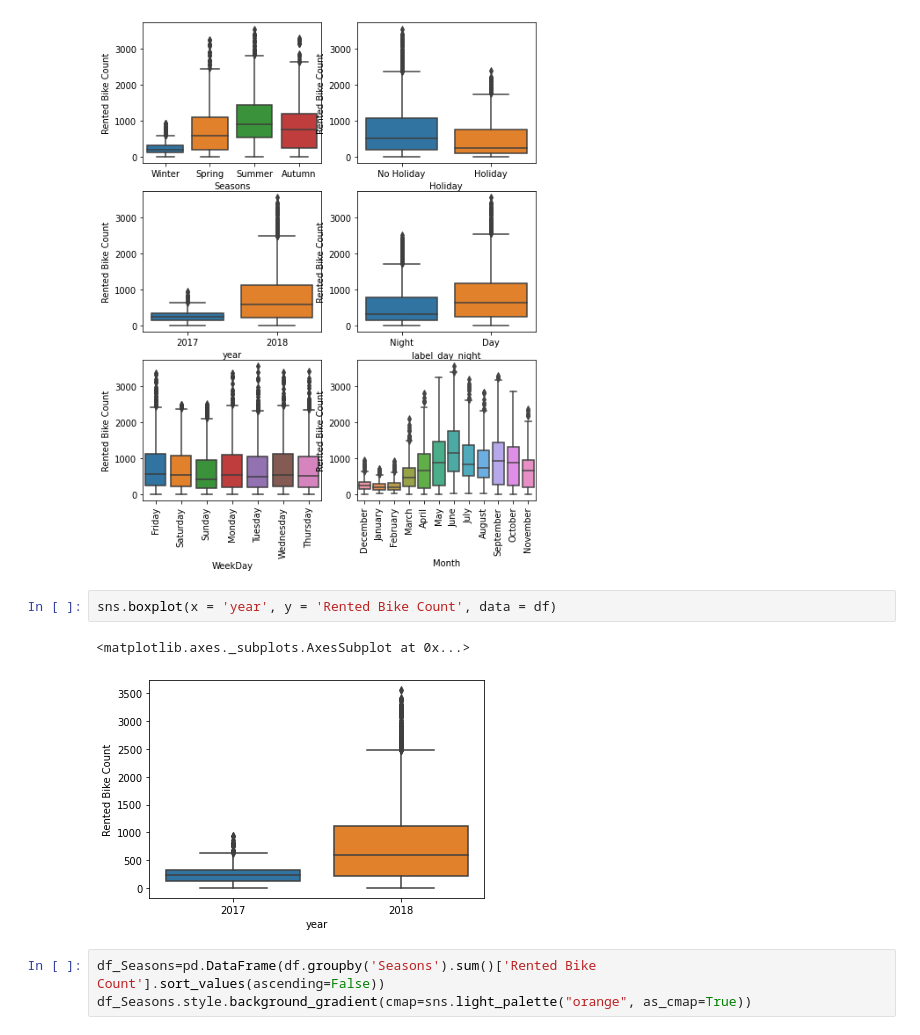
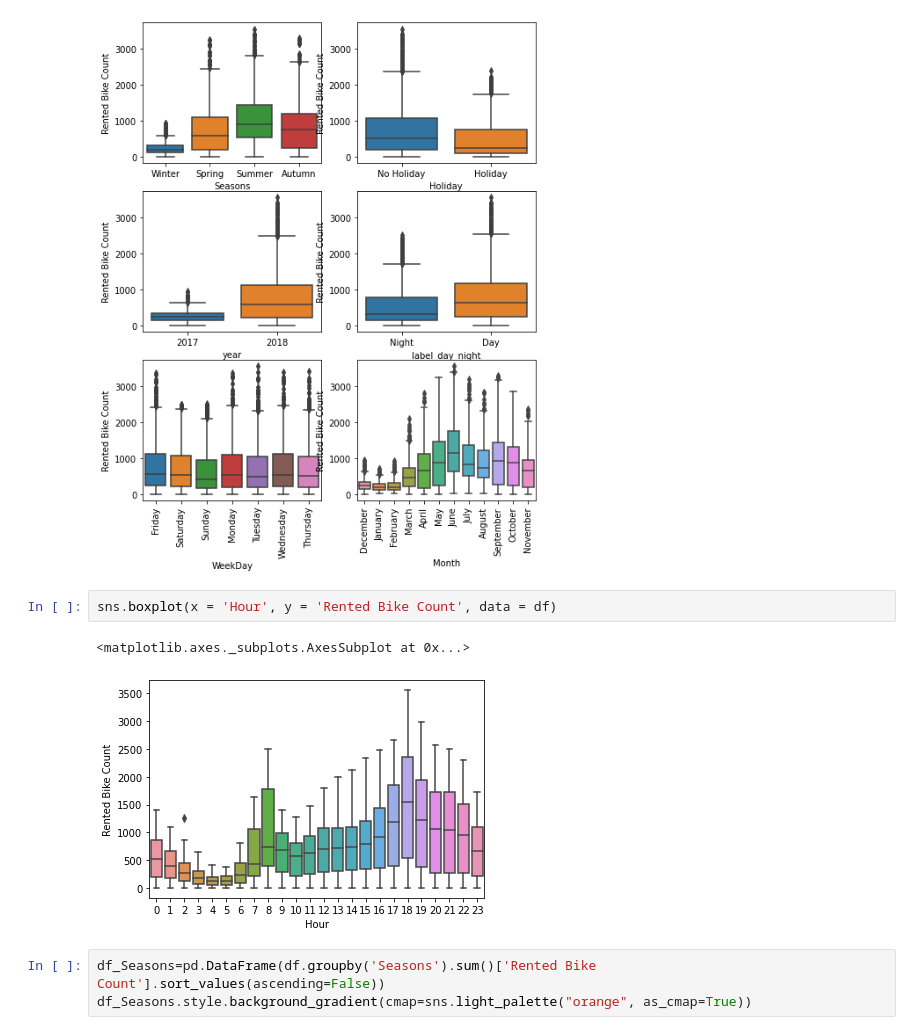
Before and after one commit to Arch0/bike-sharing, a Jupyter notebook: Copy_of_Bike_Sharing_Demand_Prediction_Capstone_Project.ipynb, the cells around one changed output. Cells and saved outputs as stored; diff of their text form.

```diff
--- a/Copy_of_Bike_Sharing_Demand_Prediction_Capstone_Project.ipynb
+++ b/Copy_of_Bike_Sharing_Demand_Prediction_Capstone_Project.ipynb
@@ -242,10 +239,10 @@ g.set_xticklabels(g.get_xticklabels(),rotation=90)
  Text(0, 0, 'Thursday')]
 [figure]
 # %%
-sns.boxplot(x = 'year', y = 'Rented Bike Count', data = df)
+sns.boxplot(x = 'Hour', y = 'Rented Bike Count', data = df)
 # %% [output]
 <matplotlib.axes._subplots.AxesSubplot at 0x...>
-[figure, old version]
+[figure, new version]
 # %%
 df_Seasons=pd.DataFrame(df.groupby('Seasons').sum()['Rented Bike Count'].sort_values(ascending=False))
 df_Seasons.style.background_gradient(cmap=sns.light_palette("orange", as_cmap=True))
```
Also changed, not shown: parts of 36 cells of this notebook.
